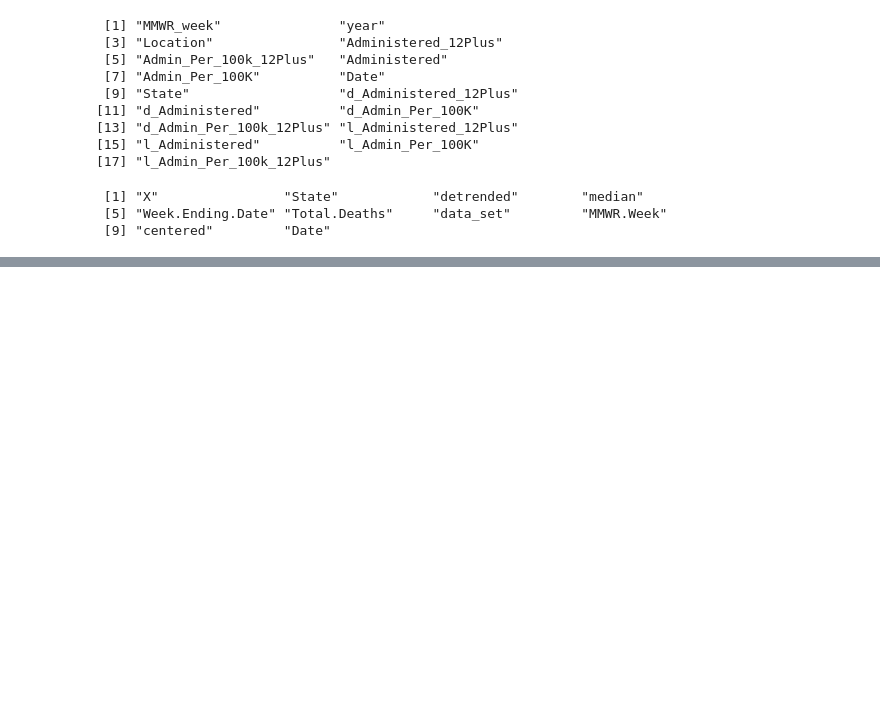
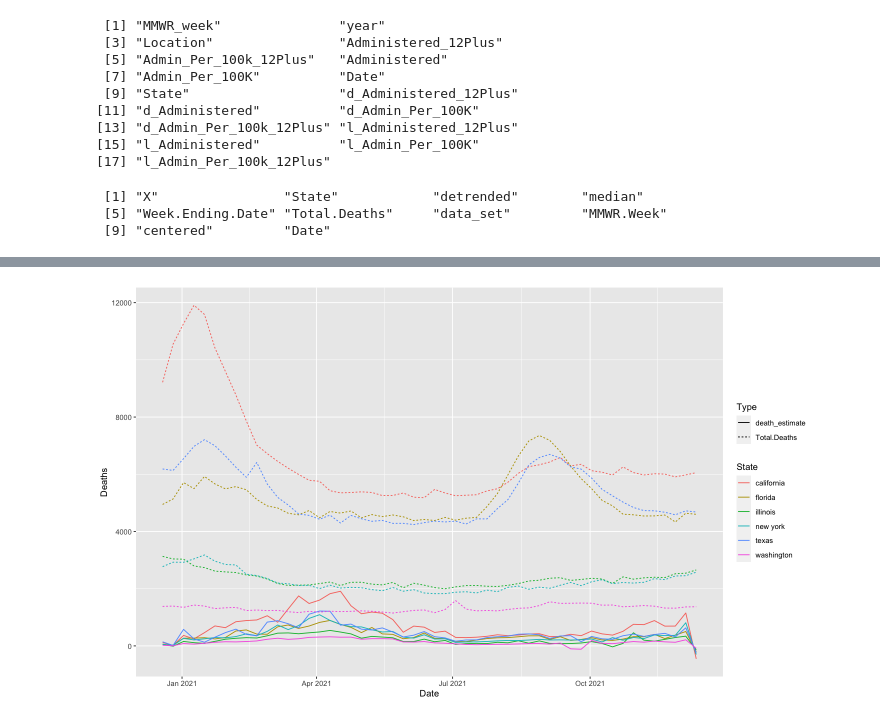
Before and after one commit to matzhaugen/mortality, a Jupyter notebook: notebooks/vacc_vs_deaths.ipynb, the cells around one changed output, grey strips where cells are left out. Drawn from its saved outputs; the diff is of its cells as text; code cells hidden in the pictures; blank space fills up the shorter version.

```diff
--- a/notebooks/vacc_vs_deaths.ipynb
+++ b/notebooks/vacc_vs_deaths.ipynb
@@ -204,0 +197,4 @@ ggplot()
+# %%
+
+pivot = pivot_longer(df, c("Total.Deaths", "death_estimate"), values_to = "Deaths", names_to="Type")
+head(pivot)
@@ -205,3 +217,8 @@ ggplot()
+# %%
+c = ggplot(subset(pivot, Location %in% big_states), aes(Date, Deaths, color=State))
+c + geom_line(aes(linetype=Type))
+# %% [output]
+[figure, added]
 # %%
 print("overall estimated deaths from vacc week before")
 sum(lmfit$fit)
```
Also changed, not shown: parts of 16 cells of this notebook.
